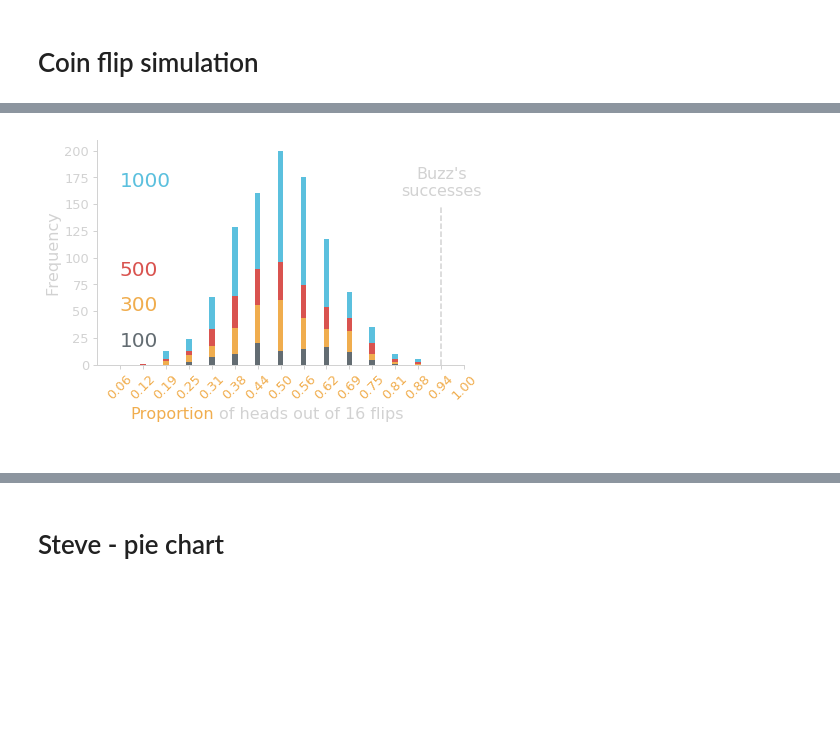
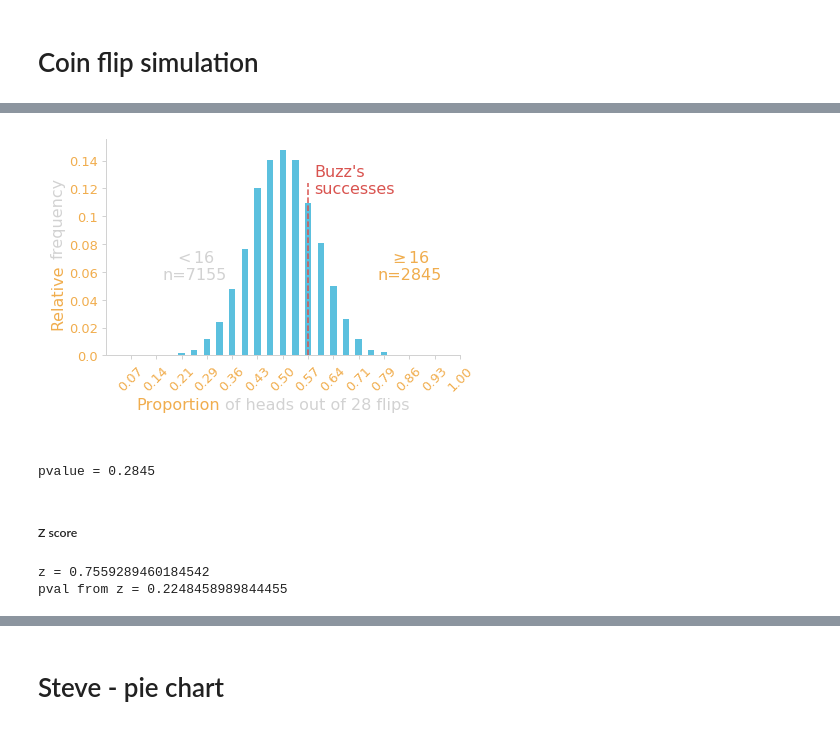
Before and after one commit to gcalmettes/stats13-slides, a Jupyter notebook: notebook-fig/figs-slides.ipynb, the cells around one changed output, grey strips where cells are left out. Cells and saved outputs as stored; diff of their text form; code cells hidden in the pictures; blank space fills up the shorter version.

```diff
--- a/notebook-fig/figs-slides.ipynb
+++ b/notebook-fig/figs-slides.ipynb
@@ -1213,0 +1289,8 @@ plt.savefig("/Users/Gui/Box Sync/_STATS13/_Slides/_stats13-Lectures/assets/img/l
+# %%
+n_simul = 10000
+
+res = np.zeros(n_simul)
+
+for i in range(n_simul):
+    simul = np.random.rand(28)
+    res[i] = np.sum(simul>=0.5)
@@ -1238,44 +1351,56 @@ def multicolor_label(ax,list_of_strings,list_of_colors,axis='x',anchorpad=0,**kw
                                           bbox_transform=ax.transAxes, borderpad=0.)
         ax.add_artist(anchored_ybox)
 # %%
-#fig, ax1 = plt.subplots(figsize=(6,4))
+fig = plt.figure(figsize=(6,4))
+ax1 = fig.add_axes([0.14, 0.20, 0.82, 0.75])
+ax2 = ax1.twinx()
 
-fig = plt.figure(figsize=(6,4))
-ax1 = fig.add_axes([0.13, 0.20, 0.85, 0.78])
-
-size_list = [100, 300, 500, 1000]
-color_list = ["gray", "orange", "red", "blue"]
-
-for i in range(4):
-    #x,y = st.to_dotplot(res[:size_list[i]], kind="bins", scale=1, nbins=np.arange(-0.5, 16.5, 1))
-    #ax_list[i].scatter(x, y, s=10, color=colors[color_list[i]])
-    ax1.hist(res[:size_list[3-i]], bins=np.arange(-0.125, 16.2, 0.25), color=colors[color_list[3-i]])
-    ax1.text(1, size_list[3-i]/6, "{}".format(size_list[3-i]), size=20, color=colors[color_list[3-i]])
+ax1.hist(res, bins=np.arange(-0.25, 28.3, 0.5), color=colors["blue"])
 
 for spine in ["bottom", "left"]:
     ax1.spines[spine].set_linewidth(1)
     ax1.spines[spine].set_color(colors["lightgray"])
 for spine in ["top", "right"]:
     ax1.spines[spine].set_visible(False)
 
 for ax in [ax1]:
-    ax.set_xlim(0, 16)
+    ax.set_xlim(0, 28)
     ax.set_ylim(0)
-    ax.set_xticks(np.arange(1, 17))
-    ax.set_yticks(np.arange(0, 220, 25))
+    ax.set_xticks(np.arange(2, 29, 2))
     ax.tick_params(axis="both", width=1, size=4, color=colors["lightgray"], labelcolor=colors["lightgray"],
                    labelsize=13, pad=4)
-    ax.set_xticklabels(["{:.2f}".format(z) for z in np.arange(1, 17)/16], rotation=45, ha="center", color=colors["orange"])
-    #ax.set_xlabel("Proportion of heads out of 16 flips", size=16, color=colors["lightgray"])
-    ax.set_ylabel("Frequency", size=16, color=colors["lightgray"])
-    ax.axvline(15, ymax=0.7, color=colors["lightgray"], ls="--")
-    ax.text(15, 0.75*ax.get_ylim()[1], "Buzz's\nsuccesses", size=16, color=colors["lightgray"], ha="center")
+    ax.set_xticklabels(["{:.2f}".format(z) for z in ax.get_xticks()/28], rotation=45, ha="center", color=colors["orange"])
+    ax.set_yticklabels(ax.get_yticks()/n_simul, color=colors["orange"])
 
-multicolor_label(ax1,('Proportion','of heads out of 16 flips'),(colors["orange"], colors["lightgray"]), axis='x',
+ax2.set_ylim(0,1)
+ax2.axis("off")
+for ax in [ax2]:
+    ax.axvline(16, ymax=0.8, color=colors["red"], ls="--")
+    ax.text(16.5, 0.75, "Buzz's\nsuccesses", size=16, color=colors["red"], ha="left")
+    ax.text(7, 0.35, "$<16$\nn={}".format(np.sum(res<16)), size=16, color=colors["lightgray"], ha="center")
+    ax.text(24, 0.35, "$\geq16$\nn={}".format(np.sum(res>=16)), size=16, color=colors["orange"], ha="center")
+
+
+
+multicolor_label(ax1,('Proportion','of heads out of 28 flips'),(colors["orange"], colors["lightgray"]), axis='x',
                  size=16, anchorpad=-4)
+multicolor_label(ax1,('Relative','frequency'),(colors["lightgray"], colors["orange"]), axis='y',
+                 size=16, anchorpad=-2)
 
-#plt.tight_layout()
 
-plt.savefig("/Users/Gui/Box Sync/_STATS13/_Slides/_stats13-Lectures/assets/img/lec/simulation-graph-coinflip-prop.svg", transparent=True)
+#plt.savefig("/Users/Gui/Box Sync/_STATS13/_Slides/_stats13-Lectures/assets/img/lec/simulation-graph-coinflip2-prop.svg", transparent=True)
 # %% [output]
-[figure, old version]
+[figure, new version]
+# %%
+print("pvalue = {}".format(np.sum(res>=16)/n_simul))
+# %% [output]
+pvalue = 0.2845
+# %% [markdown]
+##### Z score
+# %%
+z = ((16/28)-0.5)/np.sqrt((0.5*(1-0.5))/28)
+print("z = {}".format(z))
+print("pval from z = {}".format(1-stats.norm.cdf(z)))
+# %% [output]
+z = 0.7559289460184542
+pval from z = 0.2248458989844455
```
Also changed, not shown: parts of 14 cells of this notebook, 7 other files.
